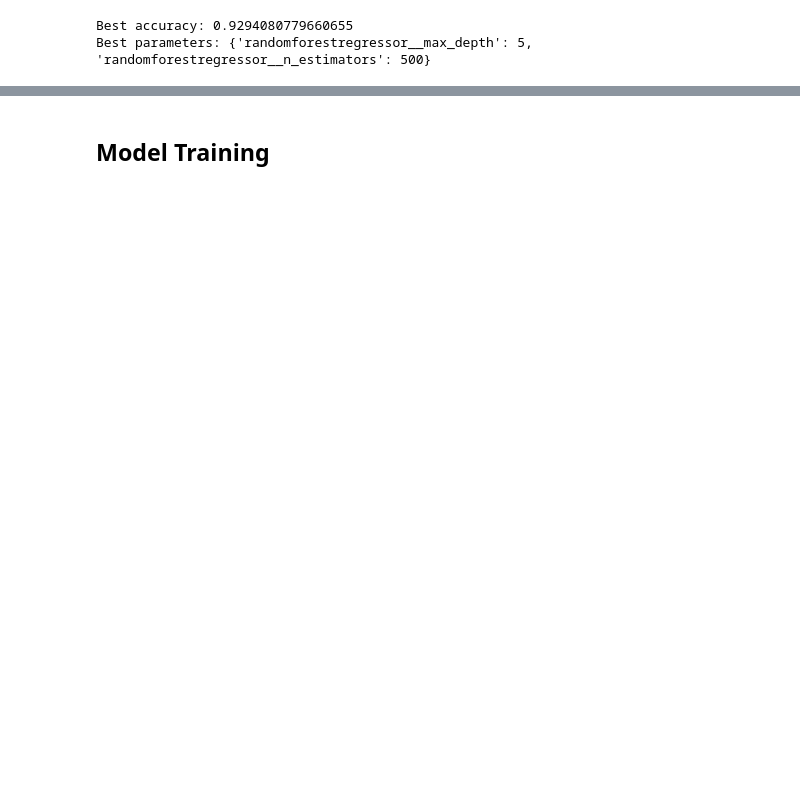
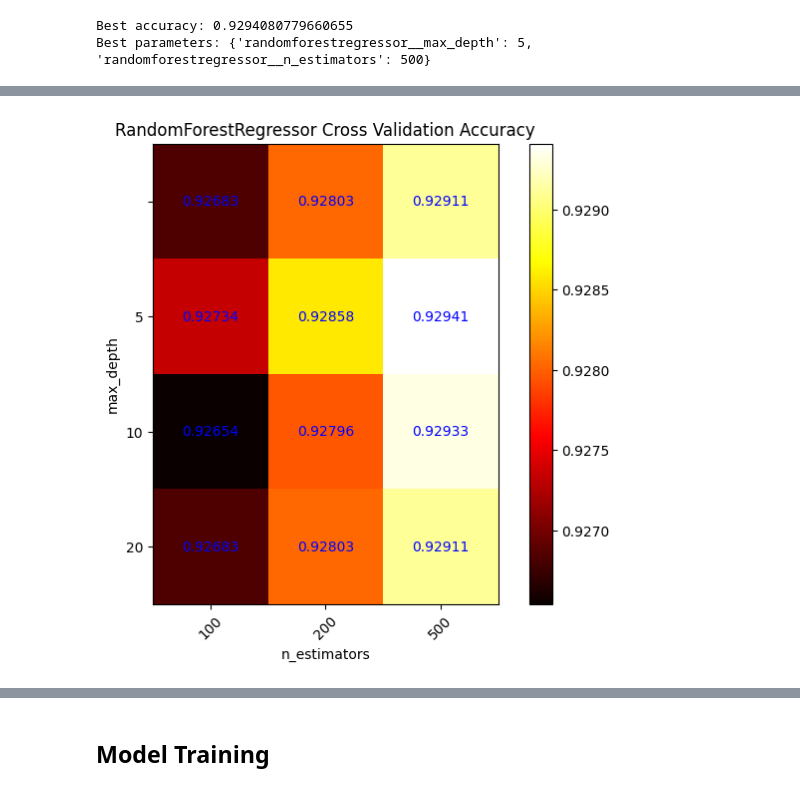
Before and after one commit to allennguyen01/nba-champion-prediction, a Jupyter notebook: main.ipynb, the cells around one changed output, grey strips where cells are left out. Cells and saved outputs as stored; diff of their text form; code cells hidden in the pictures; blank space fills up the shorter version.

```diff
--- a/main.ipynb
+++ b/main.ipynb
@@ -86,8 +82,7 @@ Name: wins, dtype: int64
 # %% [markdown]
 ## Preprocessing
 # %%
-numeric_features = ['games_played', 'Min', 'points', 'field_goals_made', 'field_goals_attempted', 'field_goal_percentage', 'three_pointers_made',
-'three_pointers_attempted', 'three_point_percentage', 'free_throws_made', 'free_throw_attempted', 'free_throw_percentage', 'offensive_rebounds', 'defensive_rebounds', 'rebounds', 'assists', 'turnovers', 'steals', 'blocks', 'blocks_attempted', 'personal_fouls', 'personal_fouls_drawn', 'plus_minus']
+numeric_features = ['games_played', 'Min', 'points', 'field_goals_made', 'field_goals_attempted', 'field_goal_percentage', 'three_pointers_made', 'three_pointers_attempted', 'three_point_percentage', 'free_throws_made', 'free_throw_attempted', 'free_throw_percentage', 'offensive_rebounds', 'defensive_rebounds', 'rebounds', 'assists', 'turnovers', 'steals', 'blocks', 'blocks_attempted', 'personal_fouls', 'personal_fouls_drawn', 'plus_minus']
 categorical_features = ["Team", "season"]
 drop_features = ["teamstatspk", "losses", "win_percentage"]
 target_feature = "wins"
@@ -205,0 +191,33 @@ rf_imp_df.head(10)
+# %%
+rf_grid_cv_results = pd.DataFrame(rf_grid.cv_results_)
+
+rf_param_grid = {
+  'randomforestregressor__n_estimators': [100, 200, 500],
+  'randomforestregressor__max_depth': [None, 5, 10, 20],
+}
+
+scores = rf_grid_cv_results['mean_test_score']
+param1_values = rf_param_grid['randomforestregressor__n_estimators']
+param2_values = rf_param_grid['randomforestregressor__max_depth']
+
+# Reshape the score results to fit a matrix form (assuming param1 is x-axis, param2 is y-axis)
+scores_matrix = scores.values.reshape(len(param2_values), len(param1_values))
+
+# Plotting the heatmap
+plt.figure(figsize=(8, 6))
+plt.imshow(scores_matrix, interpolation='nearest', cmap=plt.cm.hot)
+plt.xlabel('n_estimators')
+plt.ylabel('max_depth')
+plt.colorbar()
+plt.xticks(np.arange(len(param1_values)), param1_values, rotation=45)
+plt.yticks(np.arange(len(param2_values)), param2_values)
+plt.title('RandomForestRegressor Cross Validation Accuracy')
+
+# Add the numerical values on the heatmap
+for i in range(len(param2_values)):
+  for j in range(len(param1_values)):
+    plt.text(j, i, round(scores_matrix[i, j], 5), ha='center', va='center', color='blue')
+
+plt.show()
+# %% [output]
+[figure, added]
```
Also changed, not shown: parts of 23 cells of this notebook.
